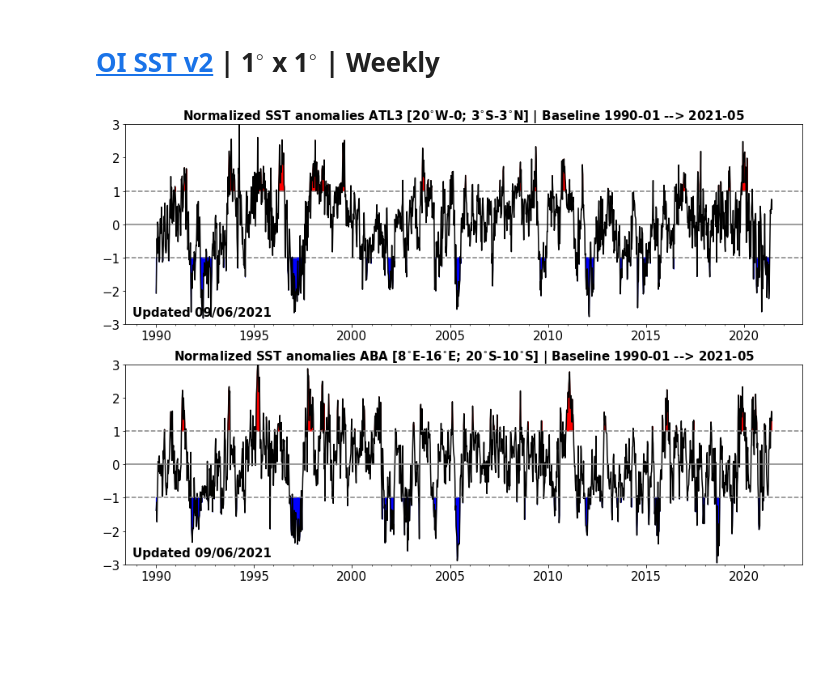
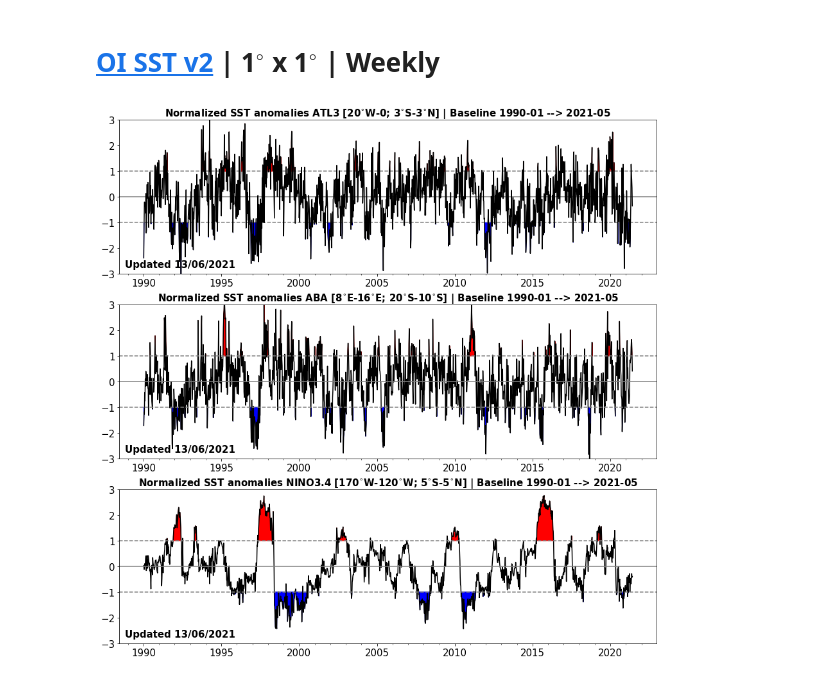
Before and after one commit to aprig/Auto_timeseries_ATL3_ABA, a Jupyter notebook: automatic_time_series_SST.ipynb, the cells around one changed output. Saved outputs shown, nothing was run; the diff lists cells and outputs as text; code cells hidden in the pictures; blank space fills up the shorter version.

```diff
--- a/automatic_time_series_SST.ipynb
+++ b/automatic_time_series_SST.ipynb
@@ -277,6 +317,6 @@ print(str(now)[:16])
 # Read SST data
 # %%
 path_oi_wk = 'https://psl.noaa.gov/thredds/dodsC/Datasets/noaa.oisst.v2/'
-ssta_atl3_norm_oi_wk,ssta_aba_norm_oi_wk = read_data_compute_anomalies_week(path_oi_wk)
+ssta_atl3_norm_oi_wk,ssta_aba_norm_oi_wk,ssta_nino34_norm_oi_wk = read_data_compute_anomalies_week(path_oi_wk)
 # %%
 path_data = 'https://psl.noaa.gov/thredds/dodsC/Datasets/COBE/sst.mon.mean.nc'
@@ -315,6 +355,6 @@ plot_anomalies(ssta_atl3_norm_ersst,ssta_aba_norm_ersst)
 # %% [markdown]
 # [OI SST v2](https://psl.noaa.gov/data/gridded/data.noaa.oisst.v2.html) | 1$^{\circ}$ x 1$^{\circ}$ | Weekly
 # %%
-plot_anomalies(ssta_atl3_norm_oi_wk,ssta_aba_norm_oi_wk)
+plot_anomalies(ssta_atl3_norm_oi_wk,ssta_aba_norm_oi_wk,ssta_nino34_norm_oi_wk)
 # %% [output]
-[figure, old version]
+[figure, new version]
```
Also changed, not shown: parts of 8 cells of this notebook.
